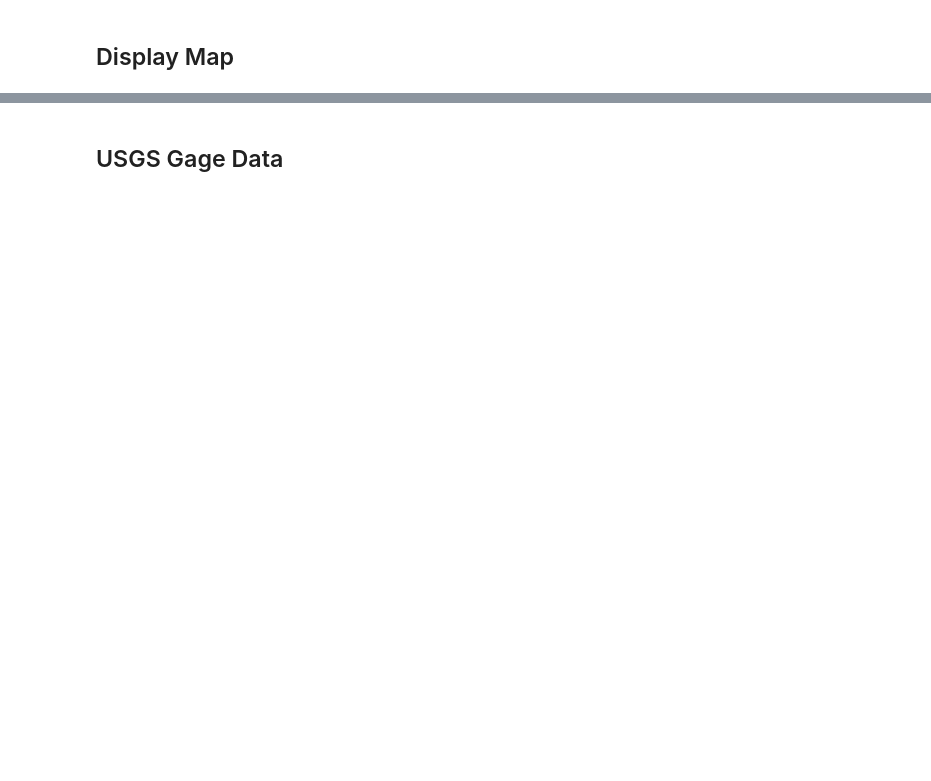
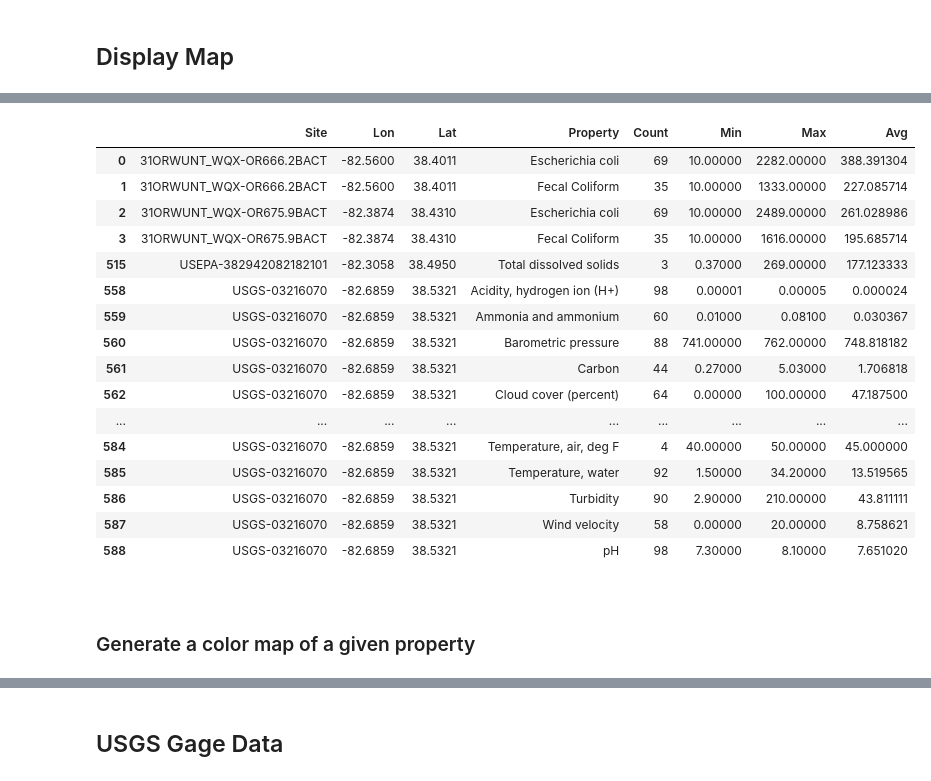
Before and after one commit to JackS9/wqpmap, a Jupyter notebook: notebooks/RiverWalk.ipynb, the cells around one changed output, grey strips where cells are left out. Drawn from its saved outputs; the diff is of its cells as text; code cells hidden in the pictures; blank space fills up the shorter version.

Commit message:
Property map and more...

```diff
--- a/notebooks/RiverWalk.ipynb
+++ b/notebooks/RiverWalk.ipynb
@@ -679,0 +779,3 @@ IFrame(OUT_DIR+"/river_map.html", width=1500, height=750)
+# %%
+summary_table = pd.read_sql_query('select site_id as Site, ST_X(geom) as Lon, ST_Y(geom) as Lat, property as Property, count(value) as Count, min(value) as Min, max(value) as Max, avg(value) as Avg from measurement join site on site.name = site_id group by site_id, property', spatialite_engine)
+summary_table = summary_table[summary_table['Avg'].notna()]
@@ -679,0 +793,20 @@ IFrame(OUT_DIR+"/river_map.html", width=1500, height=750)
+# %%
+summary_table[summary_table['Count']>2]
+# %% [output]
+|  | Site | Lon | Lat | Property | Count | Min | Max | Avg |
+| 0 | 31ORWUNT_WQX-OR666.2BACT | -82.5600 | 38.4011 | Escherichia coli | 69 | 10.00000 | 2282.00000 | 388.391304 |
+| 1 | 31ORWUNT_WQX-OR666.2BACT | -82.5600 | 38.4011 | Fecal Coliform | 35 | 10.00000 | 1333.00000 | 227.085714 |
+| 2 | 31ORWUNT_WQX-OR675.9BACT | -82.3874 | 38.4310 | Escherichia coli | 69 | 10.00000 | 2489.00000 | 261.028986 |
+| 3 | 31ORWUNT_WQX-OR675.9BACT | -82.3874 | 38.4310 | Fecal Coliform | 35 | 10.00000 | 1616.00000 | 195.685714 |
+| 515 | USEPA-382942082182101 | -82.3058 | 38.4950 | Total dissolved solids | 3 | 0.37000 | 269.00000 | 177.123333 |
+| 558 | USGS-03216070 | -82.6859 | 38.5321 | Acidity, hydrogen ion (H+) | 98 | 0.00001 | 0.00005 | 0.000024 |
+| 559 | USGS-03216070 | -82.6859 | 38.5321 | Ammonia and ammonium | 60 | 0.01000 | 0.08100 | 0.030367 |
+| 560 | USGS-03216070 | -82.6859 | 38.5321 | Barometric pressure | 88 | 741.00000 | 762.00000 | 748.818182 |
+| 561 | USGS-03216070 | -82.6859 | 38.5321 | Carbon | 44 | 0.27000 | 5.03000 | 1.706818 |
+| 562 | USGS-03216070 | -82.6859 | 38.5321 | Cloud cover (percent) | 64 | 0.00000 | 100.00000 | 47.187500 |
+| ... | ... | ... | ... | ... | ... | ... | ... | ... |
+| 584 | USGS-03216070 | -82.6859 | 38.5321 | Temperature, air, deg F | 4 | 40.00000 | 50.00000 | 45.000000 |
+| 585 | USGS-03216070 | -82.6859 | 38.5321 | Temperature, water | 92 | 1.50000 | 34.20000 | 13.519565 |
+| 586 | USGS-03216070 | -82.6859 | 38.5321 | Turbidity | 90 | 2.90000 | 210.00000 | 43.811111 |
+| 587 | USGS-03216070 | -82.6859 | 38.5321 | Wind velocity | 58 | 0.00000 | 20.00000 | 8.758621 |
+| 588 | USGS-03216070 | -82.6859 | 38.5321 | pH | 98 | 7.30000 | 8.10000 | 7.651020 |
@@ -679,0 +815,4 @@ IFrame(OUT_DIR+"/river_map.html", width=1500, height=750)
+# %% [markdown]
+<div id='water_quality_map' />
+# %% [markdown]
+### Generate a color map of a given  property
```
Also changed, not shown: parts of 64 cells of this notebook, 1 other file.
